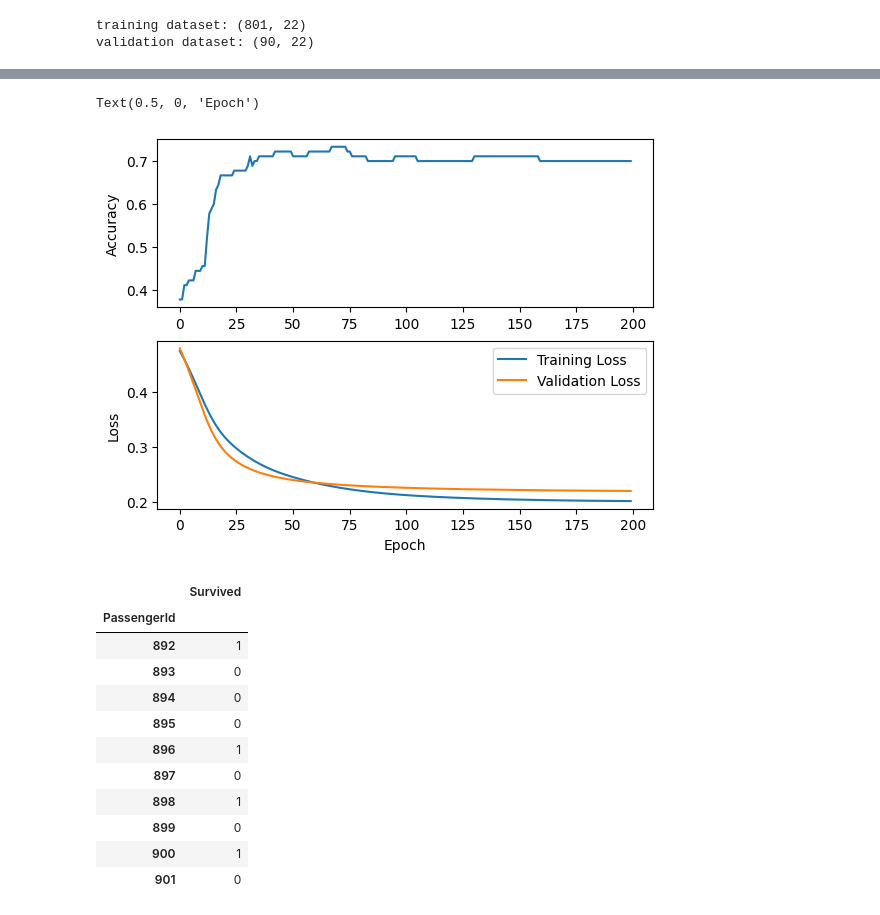
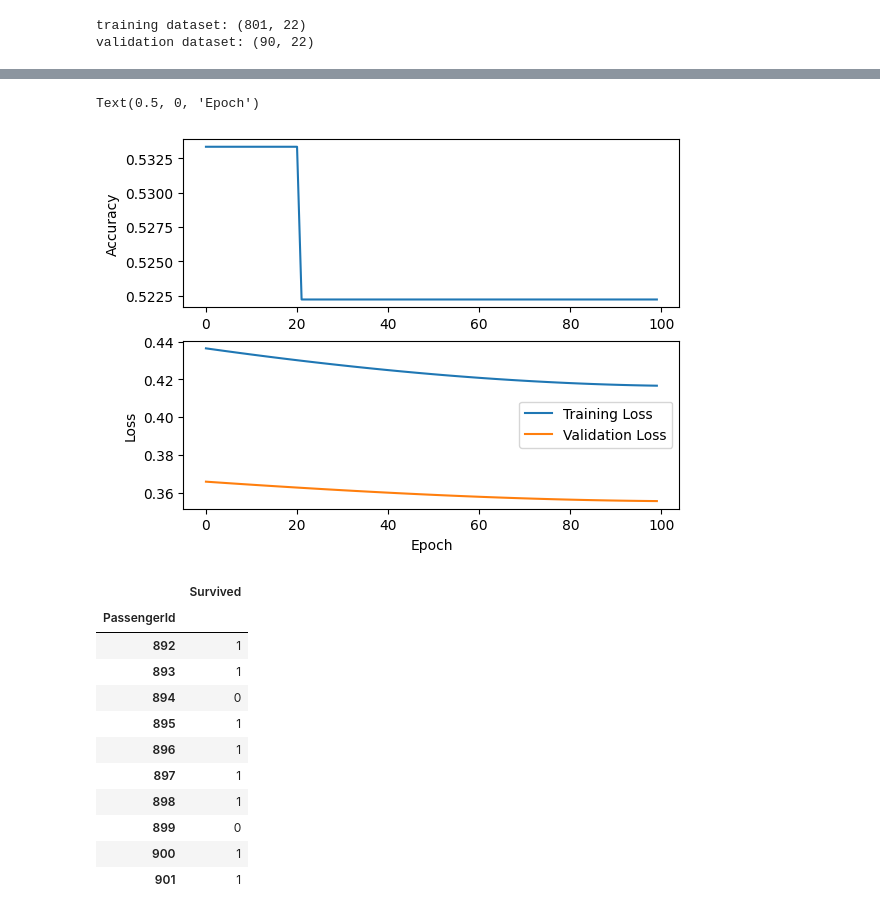
Before and after one commit to zirkelc/micrograd-titanic, a Jupyter notebook: micrograd.ipynb, the cells around one changed output, grey strips where cells are left out. Drawn from its saved outputs; the diff is of its cells as text; code cells hidden in the pictures.

Commit message:
Kaggle Notebook | MicroGrad | 11 nodes, full batch, 100 epochs

```diff
--- a/micrograd.ipynb
+++ b/micrograd.ipynb
@@ -351,6 +351,7 @@ def train_model(model, xy_train, xy_validate, num_epochs=100, batch_size=32):
     x_validate, y_validate = xy_validate
 
     # Calculate number of batches
+    batch_size = x_train.shape[0] if batch_size == None else batch_size
     num_batches = x_train.shape[0] // batch_size
 
     # Losses per epoch
@@ -409,7 +410,7 @@ def train_model(model, xy_train, xy_validate, num_epochs=100, batch_size=32):
 # %%
 # Define number of input features, hidden layers, and output features
 num_inputs = X_train.shape[1]
-num_hidden = [22]
+num_hidden = [11]
 num_outputs = 1
 
 # Initialize the model
@@ -419,8 +420,8 @@ print(model)
 print(f"Parameters: {len(model.parameters())}")
 
 # Define the training parameters
-batch_size = 100
-num_epochs = 200
+batch_size = None # None = full batch
+num_epochs = 100
 
 # Train the model
 train_losses, validate_losses, validate_accuracy = train_model(
@@ -463,5 +464,5 @@ Validation accuracy: 70.000%
 Text(0.5, 0, 'Epoch')
-[figure, old version]
+[figure, new version]
 # %%
 # Input features from the scaled test dataset
 test_features = test_scaled_df.to_numpy()
@@ -479,12 +480,12 @@ submission_df.head(10)
 |  | Survived |
 | PassengerId |  |
 | 892 | 1 |
-| 893 | 0 |
+| 893 | 1 |
 | 894 | 0 |
-| 895 | 0 |
+| 895 | 1 |
 | 896 | 1 |
-| 897 | 0 |
+| 897 | 1 |
 | 898 | 1 |
 | 899 | 0 |
 | 900 | 1 |
-| 901 | 0 |
+| 901 | 1 |
```
Also changed, not shown: parts of 2 cells of this notebook.
